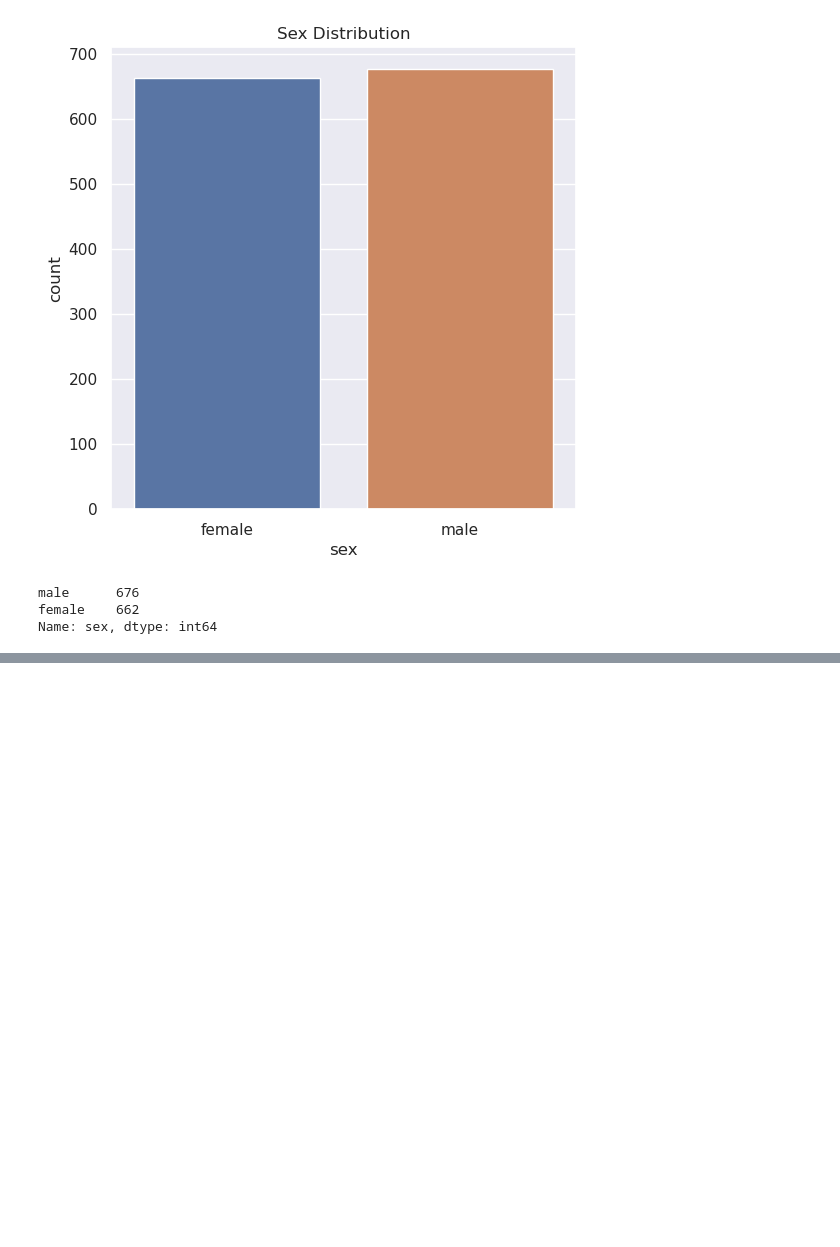
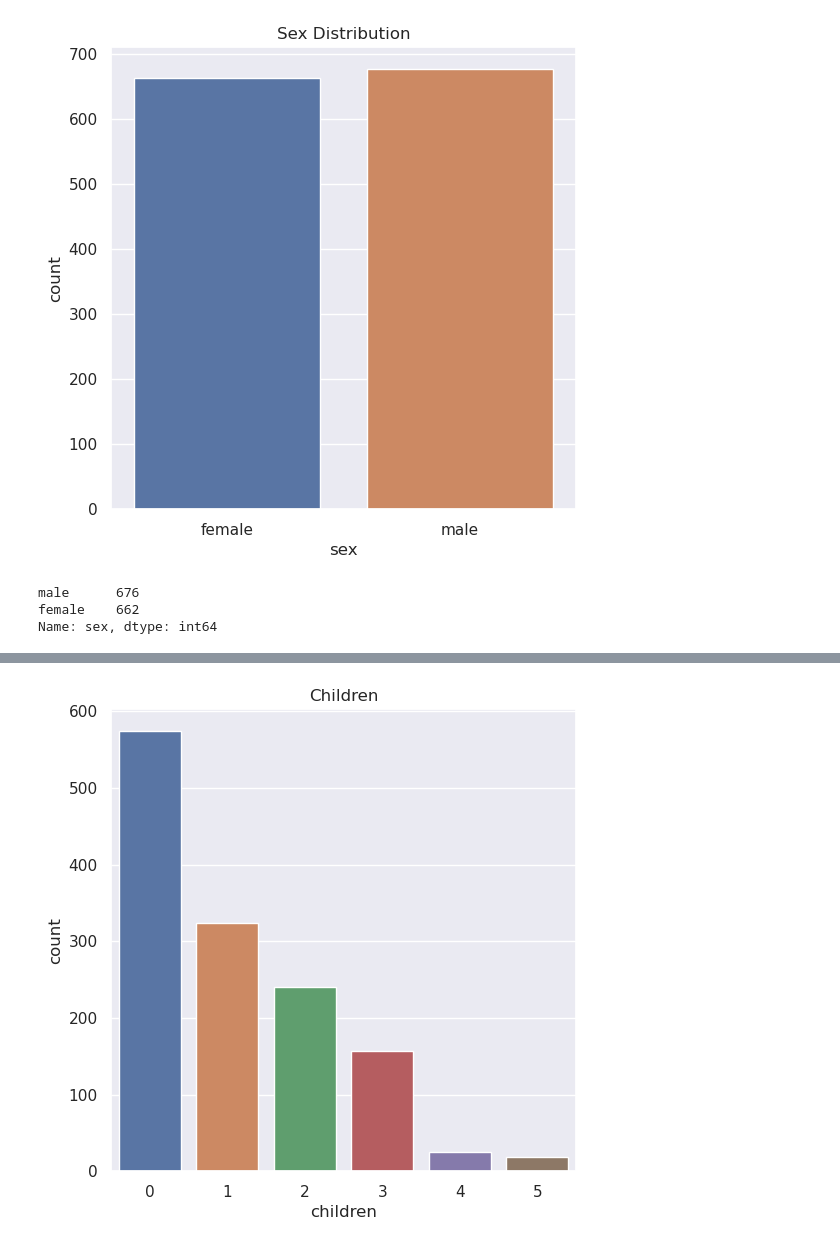
Before and after one commit to Nargesmohammadi/Machine-Learining-Projects, a Jupyter notebook: Medical Insurance Cost Prediction/Insurance cost prediction.ipynb, the cells around one changed output, grey strips where cells are left out. Drawn from its saved outputs; the diff is of its cells as text; code cells hidden in the pictures; blank space fills up the shorter version.

```diff
--- a/Medical Insurance Cost Prediction/Insurance cost prediction.ipynb
+++ b/Medical Insurance Cost Prediction/Insurance cost prediction.ipynb
@@ -91,0 +92,7 @@ plt.show()
+# %%
+plt.figure(figsize=(6,6))
+sns.countplot(x='children',data=data)
+plt.title('Children')
+plt.show()
+# %% [output]
+[figure, added]
```
Also changed, not shown: parts of 12 cells of this notebook, 1 other file.
